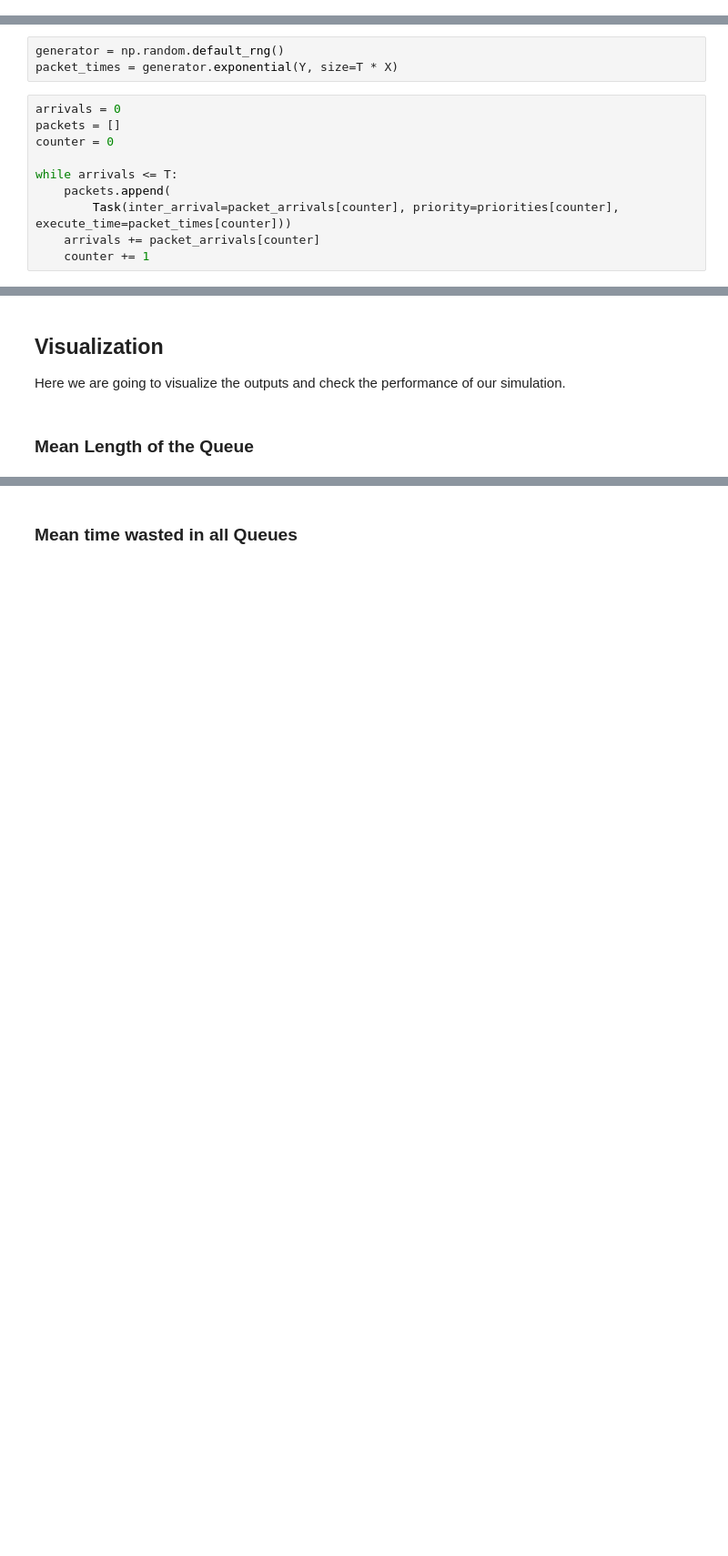
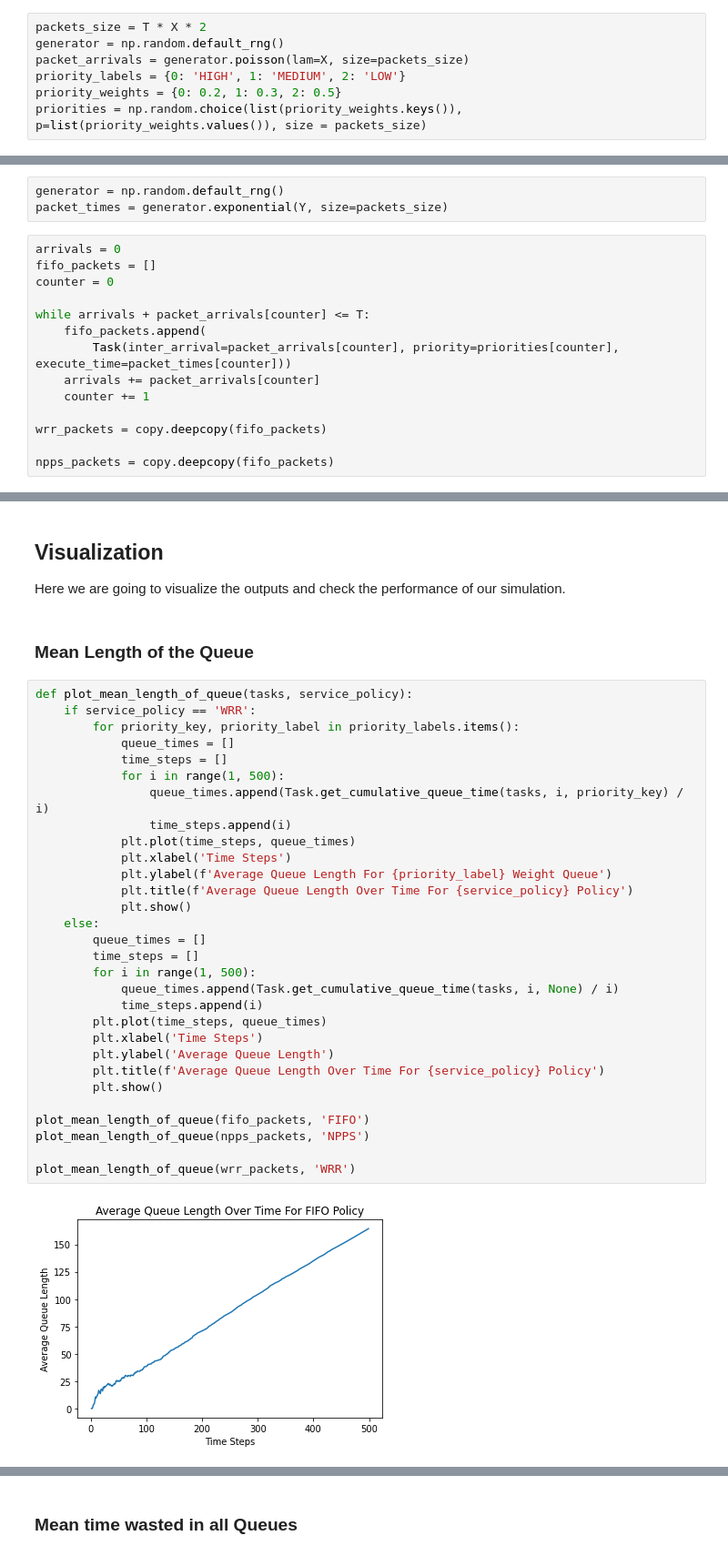
Before and after one commit to mjmaher987/Packet-Host-Router-Simulation, a Jupyter notebook: Source Codes/Router_Host_Network_Simulation - 020407 - 2113.ipynb, the cells around one changed output, grey strips where cells are left out. Shown at 91% size. Saved outputs shown, nothing was run; the diff lists cells and outputs as text; blank space fills up the shorter version.

Commit message:
add some plots

```diff
--- a/Source Codes/Router_Host_Network_Simulation - 020407 - 2113.ipynb
+++ b/Source Codes/Router_Host_Network_Simulation - 020407 - 2113.ipynb
@@ -245,17 +245,28 @@ priorities = np.random.choice([0, 1, 2], p=[0.2, 0.3, 0.5], size = T * X)
+# %%
+packets_size = T * X * 2
+generator = np.random.default_rng()
+packet_arrivals = generator.poisson(lam=X, size=packets_size)
+priority_labels = {0: 'HIGH', 1: 'MEDIUM', 2: 'LOW'}
+priority_weights = {0: 0.2, 1: 0.3, 2: 0.5}
+priorities = np.random.choice(list(priority_weights.keys()), p=list(priority_weights.values()), size = packets_size)
 # %% [markdown]
 ## Generate Service Times
 Here we are going to generate the service times ~ Exponential(Y)
 # %%
 generator = np.random.default_rng()
-packet_times = generator.exponential(Y, size=T * X)
+packet_times = generator.exponential(Y, size=packets_size)
 # %%
 arrivals = 0
-packets = []
+fifo_packets = []
 counter = 0
 
-while arrivals <= T:
-    packets.append(
+while arrivals + packet_arrivals[counter] <= T:
+    fifo_packets.append(
         Task(inter_arrival=packet_arrivals[counter], priority=priorities[counter], execute_time=packet_times[counter]))
     arrivals += packet_arrivals[counter]
     counter += 1
+
+wrr_packets = copy.deepcopy(fifo_packets)
+
+npps_packets = copy.deepcopy(fifo_packets)
 # %%
@@ -273,3 +314,35 @@ r.execute_all_tasks()
 Here we are going to visualize the outputs and check the performance of our simulation.
 # %% [markdown]
 ### Mean Length of the Queue
+# %%
+def plot_mean_length_of_queue(tasks, service_policy):
+    if service_policy == 'WRR':
+        for priority_key, priority_label in priority_labels.items():
+            queue_times = []
+            time_steps = []
+            for i in range(1, 500):
+                queue_times.append(Task.get_cumulative_queue_time(tasks, i, priority_key) / i)
+                time_steps.append(i)
+            plt.plot(time_steps, queue_times)
+            plt.xlabel('Time Steps')
+            plt.ylabel(f'Average Queue Length For {priority_label} Weight Queue')
+            plt.title(f'Average Queue Length Over Time For {service_policy} Policy')
+            plt.show()
+    else:
+        queue_times = []
+        time_steps = []
+        for i in range(1, 500):
+            queue_times.append(Task.get_cumulative_queue_time(tasks, i, None) / i)
+            time_steps.append(i)
+        plt.plot(time_steps, queue_times)
+        plt.xlabel('Time Steps')
+        plt.ylabel('Average Queue Length')
+        plt.title(f'Average Queue Length Over Time For {service_policy} Policy')
+        plt.show()
+
+plot_mean_length_of_queue(fifo_packets, 'FIFO')
+plot_mean_length_of_queue(npps_packets, 'NPPS')
+
+plot_mean_length_of_queue(wrr_packets, 'WRR')
+# %% [output]
+[figure, added]
```
Also changed, not shown: parts of 13 cells of this notebook, 1 other file.
